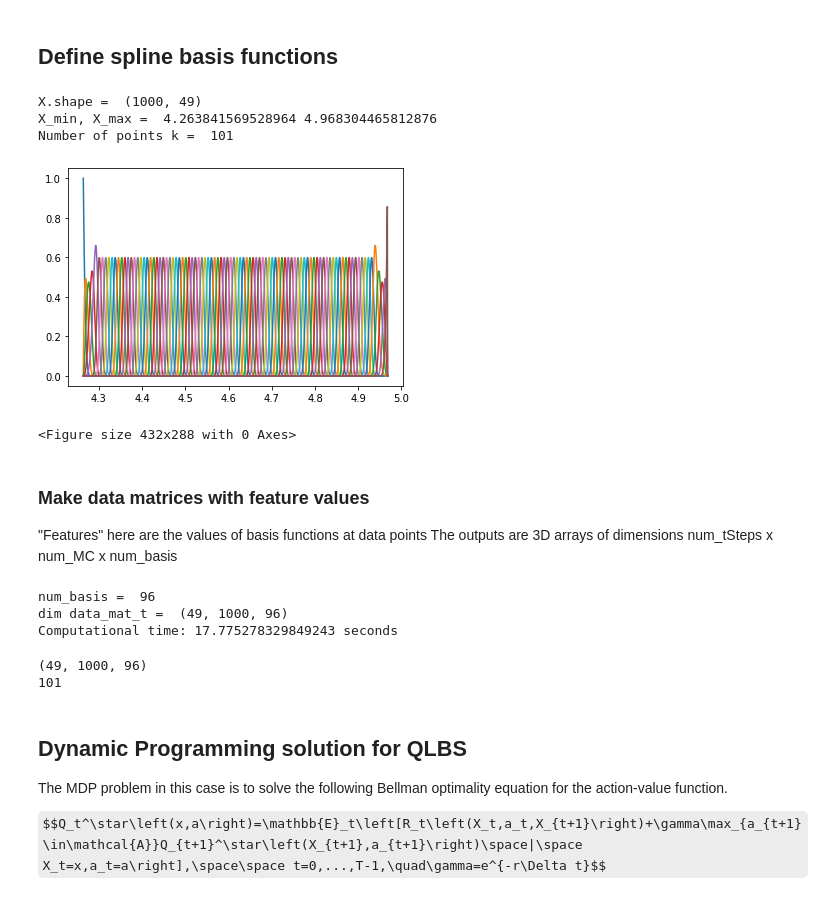
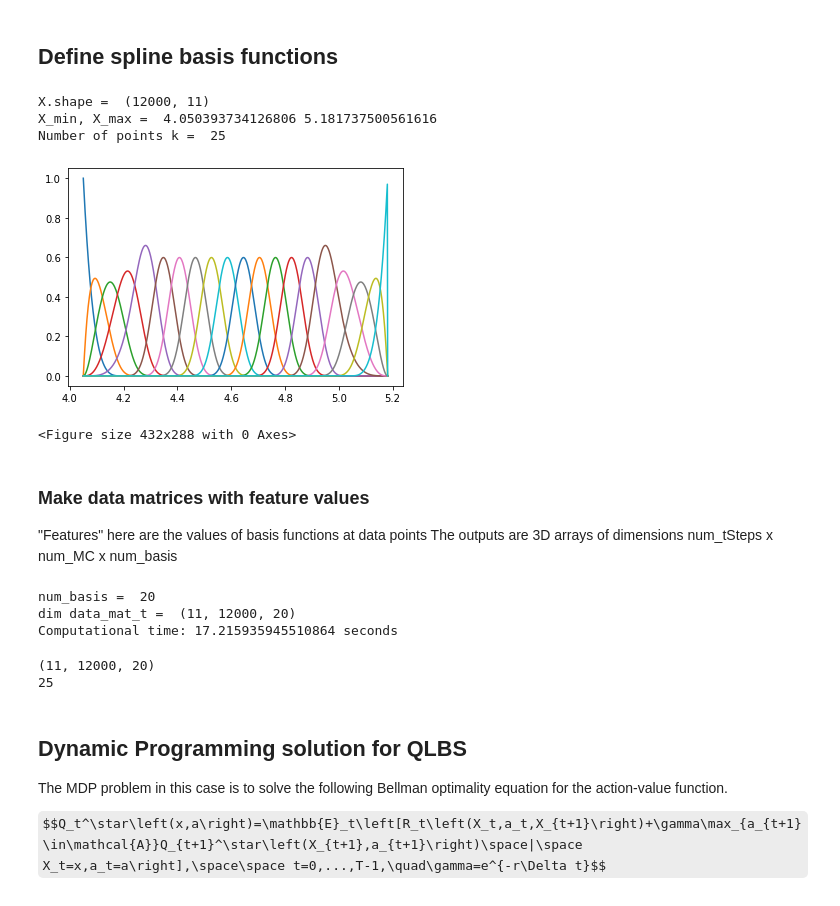
Before and after one commit to enriquecorimayo/Doctorado, a Jupyter notebook: QLBSwithSimulation.ipynb, the cells around one changed output. Drawn from its saved outputs; the diff is of its cells as text; code cells hidden in the pictures; some formulas as TeX source.

```diff
--- a/QLBSwithSimulation.ipynb
+++ b/QLBSwithSimulation.ipynb
@@ -30,10 +30,10 @@ mu = 0.05     # drift
 sigma = 0.15  # volatility
 r = 0.03      # risk-free rate
 M = 1         # maturity
-T = 48        # number of time steps
+T = 10        # number of time steps
 K = 100 #Strike
 
-N_MC = 5000 # 10000 # 50000   # number of paths
+N_MC = 12000 # 10000 # 50000   # number of paths
 risk_lambda = 0.001 # 0.001 # 0.0001            # risk aversion
 
 delta_t = M / T                # time interval
@@ -231,7 +247,7 @@ def terminal_payoff(ST, K):
 # %% [markdown]
 ###Select the process
 # %%
-X = X_Heston
-S = S_Heston
-delta_S = delta_S_Heston
-delta_S_hat = delta_S_Heston
+X = X_BS
+S = S_BS
+delta_S = delta_S_BS
+delta_S_hat = delta_S_BS
@@ -244,36 +260,36 @@ del X_M76, S_M76, delta_S_M76, delta_S_hat_M76
 # %%
 import bspline
 import bspline.splinelab as splinelab
 
 X_min = np.min(np.min(X))
 X_max = np.max(np.max(X))
 
 print('X.shape = ', X.shape)
 print('X_min, X_max = ', X_min, X_max)
 
 p = 4              # order of spline (as-is; 3 = cubic, 4: B-spline?)
-ncolloc = 48*2
+ncolloc = T*2
 
 tau = np.linspace(X_min,X_max,ncolloc)  # These are the sites to which we would like to interpolate
 
 # k is a knot vector that adds endpoints repeats as appropriate for a spline of order p
 # To get meaninful results, one should have ncolloc >= p+1
 k = splinelab.aptknt(tau, p)
 
 # Spline basis of order p on knots k
 basis = bspline.Bspline(k, p)
 f = plt.figure()
 
 # B   = bspline.Bspline(k, p)     # Spline basis functions
 print('Number of points k = ', len(k))
 basis.plot()
 
 plt.savefig('Basis_functions.png', dpi=600)
 # %% [output]
-X.shape =  (1000, 49)
-X_min, X_max =  4.263841569528964 4.968304465812876
-Number of points k =  101
+X.shape =  (12000, 11)
+X_min, X_max =  4.050393734126806 5.181737500561616
+Number of points k =  25
-[figure, old version]
+[figure, new version]
 <Figure size 432x288 with 0 Axes>
 # %% [markdown]
 ### Make data matrices with feature values
@@ -299,9 +315,9 @@ for i in np.arange(num_t_steps):
 t_end = time.time()
 print('Computational time:', t_end - t_0, 'seconds')
 # %% [output]
-num_basis =  96
-dim data_mat_t =  (49, 1000, 96)
-Computational time: 17.775278329849243 seconds
+num_basis =  20
+dim data_mat_t =  (11, 12000, 20)
+Computational time: 17.215935945510864 seconds
 # %%
 # save these data matrices for future re-use
 np.save('data_mat_m=r_A_%d' % N_MC, data_mat_t)
@@ -309,8 +325,8 @@ np.save('data_mat_m=r_A_%d' % N_MC, data_mat_t)
 print(data_mat_t.shape)  # shape num_steps x N_MC x num_basis
 print(len(k))
 # %% [output]
-(49, 1000, 96)
-101
+(11, 12000, 20)
+25
 # %% [markdown]
 ## Dynamic Programming solution for QLBS
 
```
Also changed, not shown: parts of 20 cells of this notebook.
